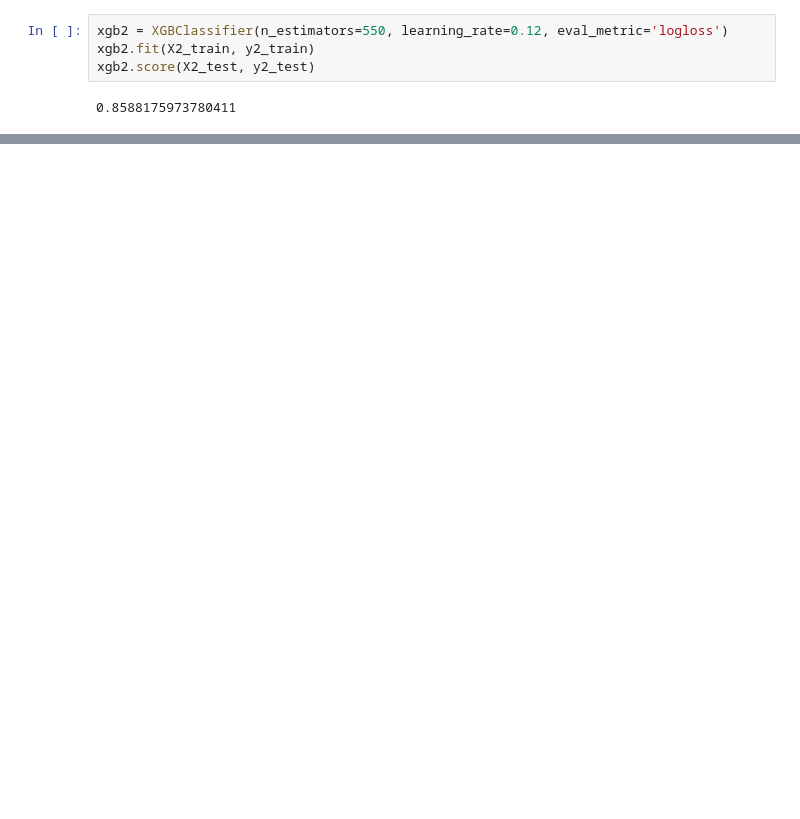
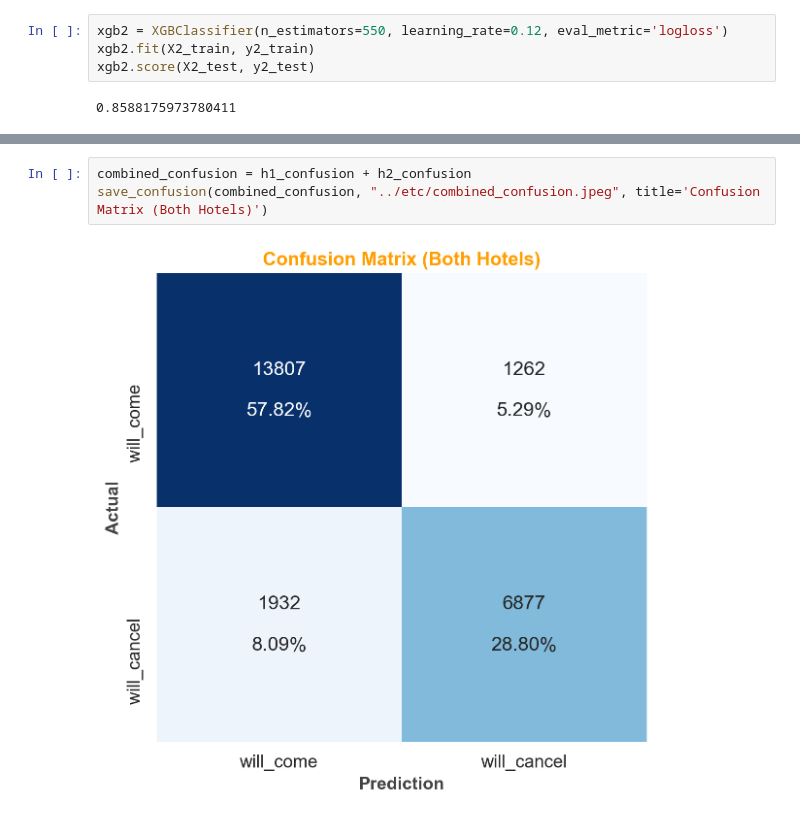
Before and after one commit to edubu2/hotel-revman-system, a Jupyter notebook: code/cxl_model_setup.ipynb, the cells around one changed output, grey strips where cells are left out. Saved outputs shown, nothing was run; the diff lists cells and outputs as text; blank space fills up the shorter version.

```diff
--- a/code/cxl_model_setup.ipynb
+++ b/code/cxl_model_setup.ipynb
@@ -343,0 +382,5 @@ grid_xgb_fit_2.to_pickle("pickle/h2_grid_result_1.pick")
+# %%
+combined_confusion = h1_confusion + h2_confusion
+save_confusion(combined_confusion, "../etc/combined_confusion.jpeg", title='Confusion Matrix (Both Hotels)')
+# %% [output]
+[figure, added]
```
Also changed, not shown: parts of 17 cells of this notebook, 4 other files.
